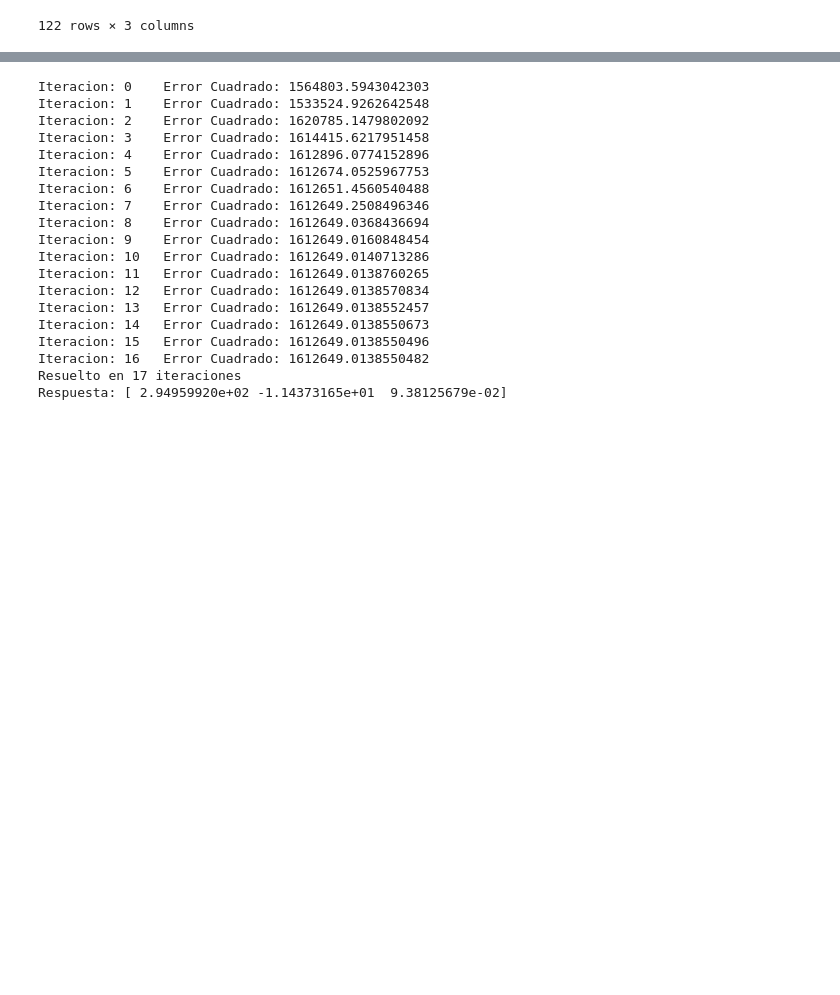
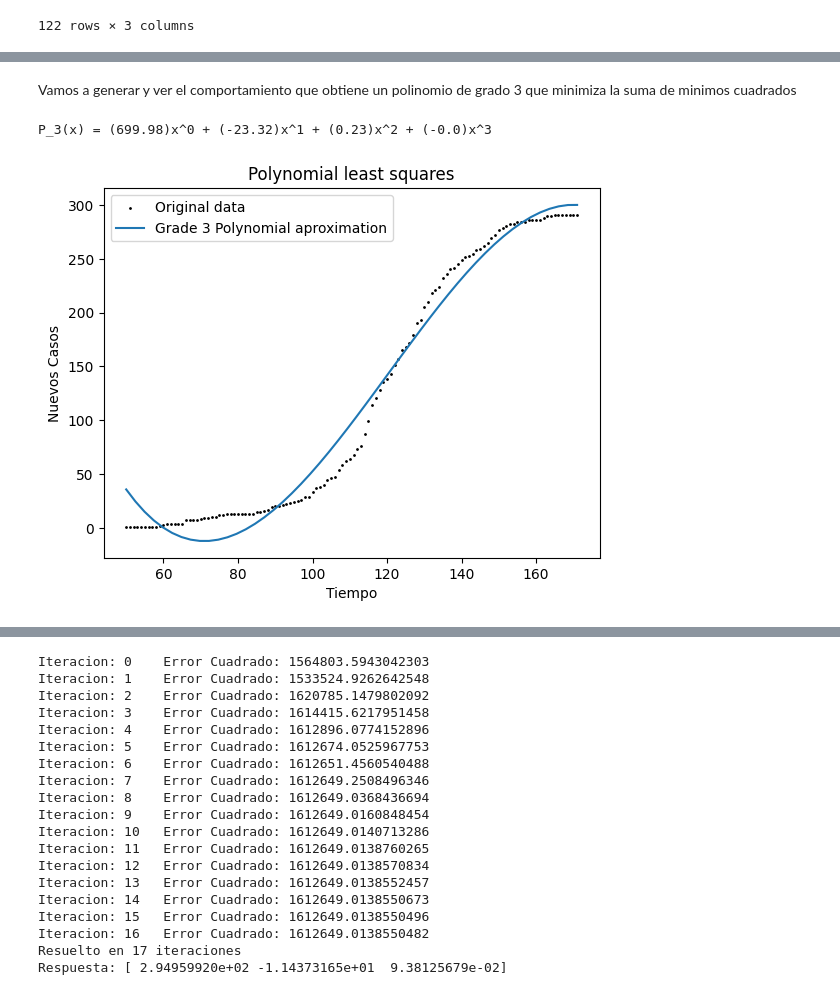
Before and after one commit to unalmedmathnum/Correa-Garcia-Lizcano-Velez, a Jupyter notebook: Tarea 2/least_squares.ipynb, the cells around one changed output, grey strips where cells are left out. Cells and saved outputs as stored; diff of their text form; code cells hidden in the pictures; blank space fills up the shorter version.

```diff
--- a/Tarea 2/least_squares.ipynb
+++ b/Tarea 2/least_squares.ipynb
@@ -169,0 +222,7 @@ def Gauss_Newton(max_iter, tol, inicio, arr_X, arr_Y, det_tol):
+# %% [markdown]
+Vamos a generar y ver el comportamiento que obtiene un polinomio de grado 3 que minimiza la suma de minimos cuadrados
+# %%
+plot_polynomial_least_squares(3)
+# %% [output]
+P_3(x) = (699.98)x^0 + (-23.32)x^1 + (0.23)x^2 + (-0.0)x^3
+[figure, added]
```
Also changed, not shown: parts of 29 cells of this notebook.
